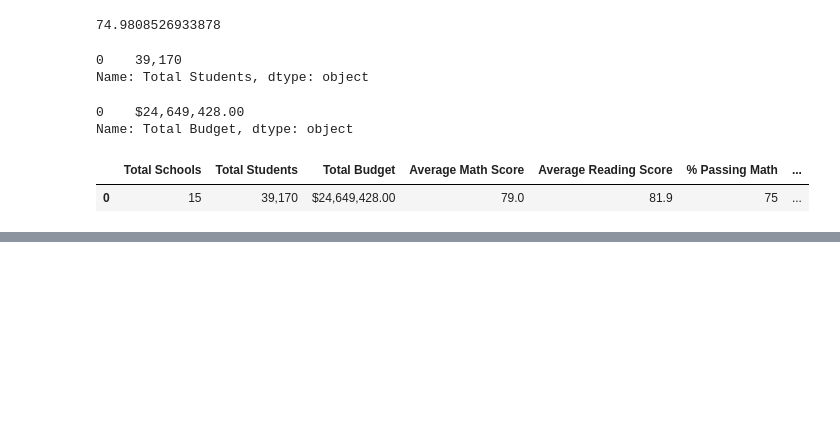
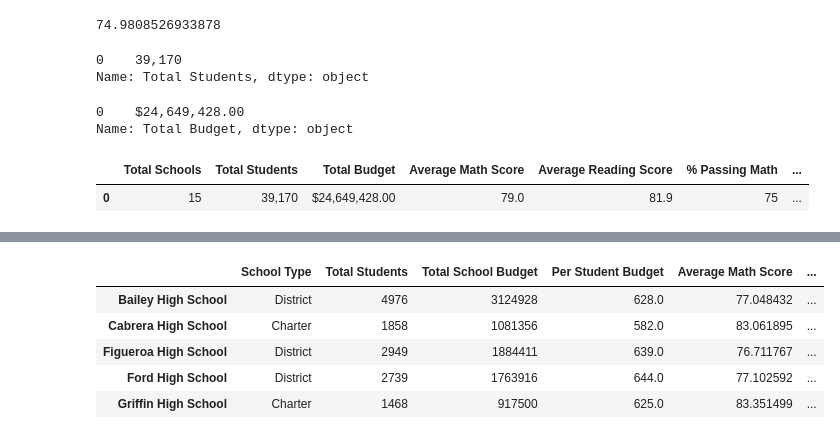
Before and after one commit to MattRiley78/School_District_Analysis, a Jupyter notebook: PyCitySchoolsClean.ipynb, the cells around one changed output, grey strips where cells are left out. Drawn from its saved outputs; the diff is of its cells as text; code cells hidden in the pictures; blank space fills up the shorter version.

Commit message:
school summary complete

```diff
--- a/PyCitySchoolsClean.ipynb
+++ b/PyCitySchoolsClean.ipynb
@@ -169,0 +378,5 @@ distsum_df
+# %%
+# Calculate the percentage of passing math and reading scores per school.
+perschoolpassmath = perschoolpassmath / perschoolcounts * 100
+perschoolpassreading = perschoolpassreading / perschoolcounts * 100
+perschoolpassmath
@@ -169,0 +419,4 @@ distsum_df
+# %%
+# Calculate the students who passed both math and reading.
+perschoolpassboth = schoolcomplete_df[(schoolcomplete_df["math_score"] >= 70) & (schoolcomplete_df["reading_score"]>= 70)]
+perschoolpassboth.head()
@@ -169,0 +430,2 @@ distsum_df
+# %%
+perschoolpassboth2 = perschoolpassboth.groupby(["school_name"]).count()["student_name"]
@@ -169,0 +452,3 @@ distsum_df
+# %%
+# Calculate the overall passing percentage.
+perschooloverallpasspercent = perschoolpassboth2 / perschoolcounts * 100
@@ -169,0 +474,19 @@ distsum_df
+# %%
+perschoolsummary_df = pd.DataFrame({
+    "School Type": perschooltypes,
+    "Total Students": perschoolcounts,
+    "Total School Budget": perschoolbudget,
+    "Per Student Budget": perschoolcapita,
+    "Average Math Score": studentschoolmath,
+    "Average Reading Score": studentschoolreading,
+    "% Passing Math": perschoolpassmath,
+    "% Passing Reading": perschoolpassreading,
+    "% Overall Passing": perschooloverallpasspercent})
+perschoolsummary_df.head()
+# %% [output]
+|  | School Type | Total Students | Total School Budget | Per Student Budget | Average Math Score | ... |
+| Bailey High School | District | 4976 | 3124928 | 628.0 | 77.048432 | ... |
+| Cabrera High School | Charter | 1858 | 1081356 | 582.0 | 83.061895 | ... |
+| Figueroa High School | District | 2949 | 1884411 | 639.0 | 76.711767 | ... |
+| Ford High School | District | 2739 | 1763916 | 644.0 | 77.102592 | ... |
+| Griffin High School | Charter | 1468 | 917500 | 625.0 | 83.351499 | ... |
```
Also changed, not shown: parts of 20 cells of this notebook, 1 other file.
